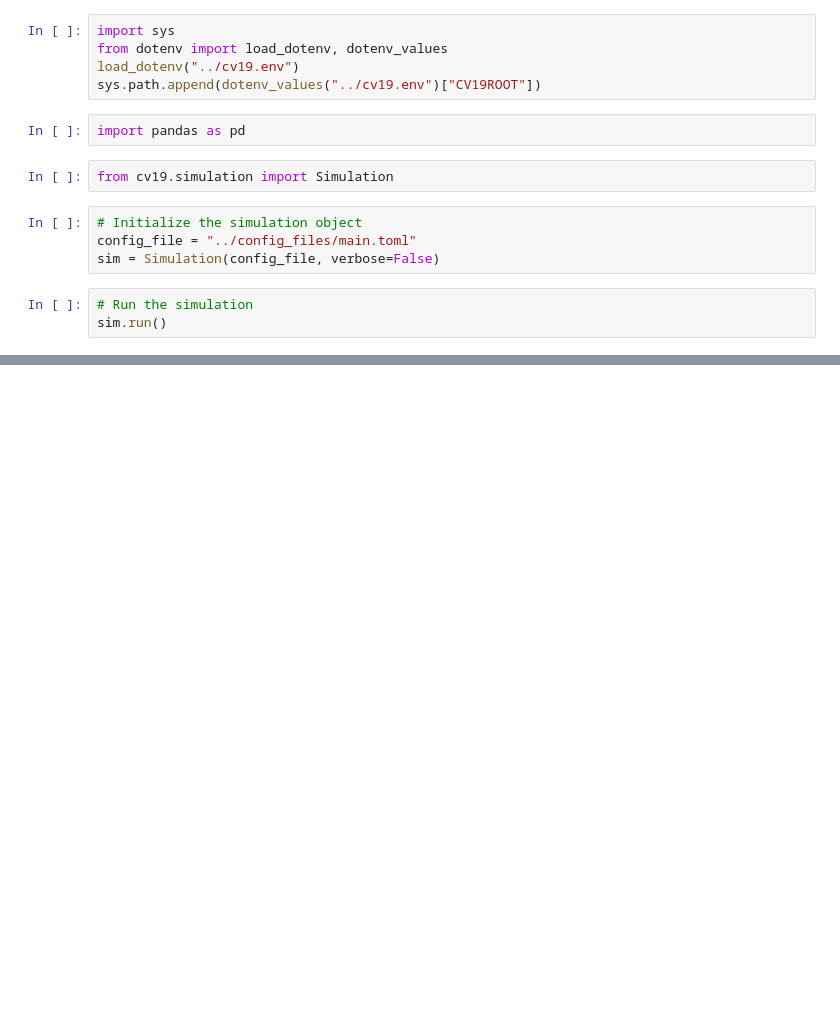
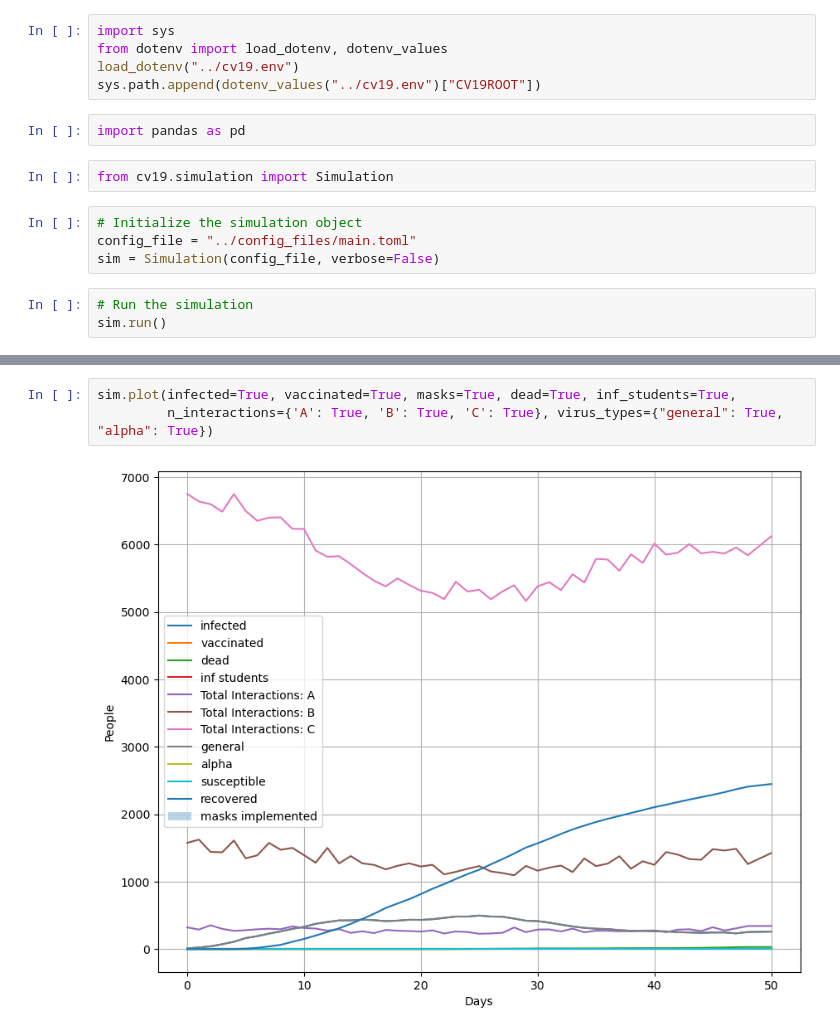
Before and after one commit to Queens-Physics/quaboom, a Jupyter notebook: notebooks/run_epidemic_plot.ipynb, the cells around one changed output, grey strips where cells are left out. Cells and saved outputs as stored; diff of their text form; blank space fills up the shorter version.

```diff
--- a/notebooks/run_epidemic_plot.ipynb
+++ b/notebooks/run_epidemic_plot.ipynb
@@ -44 +23,6 @@ sim.plot(**plot_kws)
+# %%
+sim.plot(infected=True, vaccinated=True, masks=True, dead=True, inf_students=True,
+         n_interactions={'A': True, 'B': True, 'C': True}, virus_types={"general": True, "alpha": True})
+# %% [output]
+[figure, added]
 # %%
```
Also changed, not shown: parts of 5 cells of this notebook, 1 other file.
